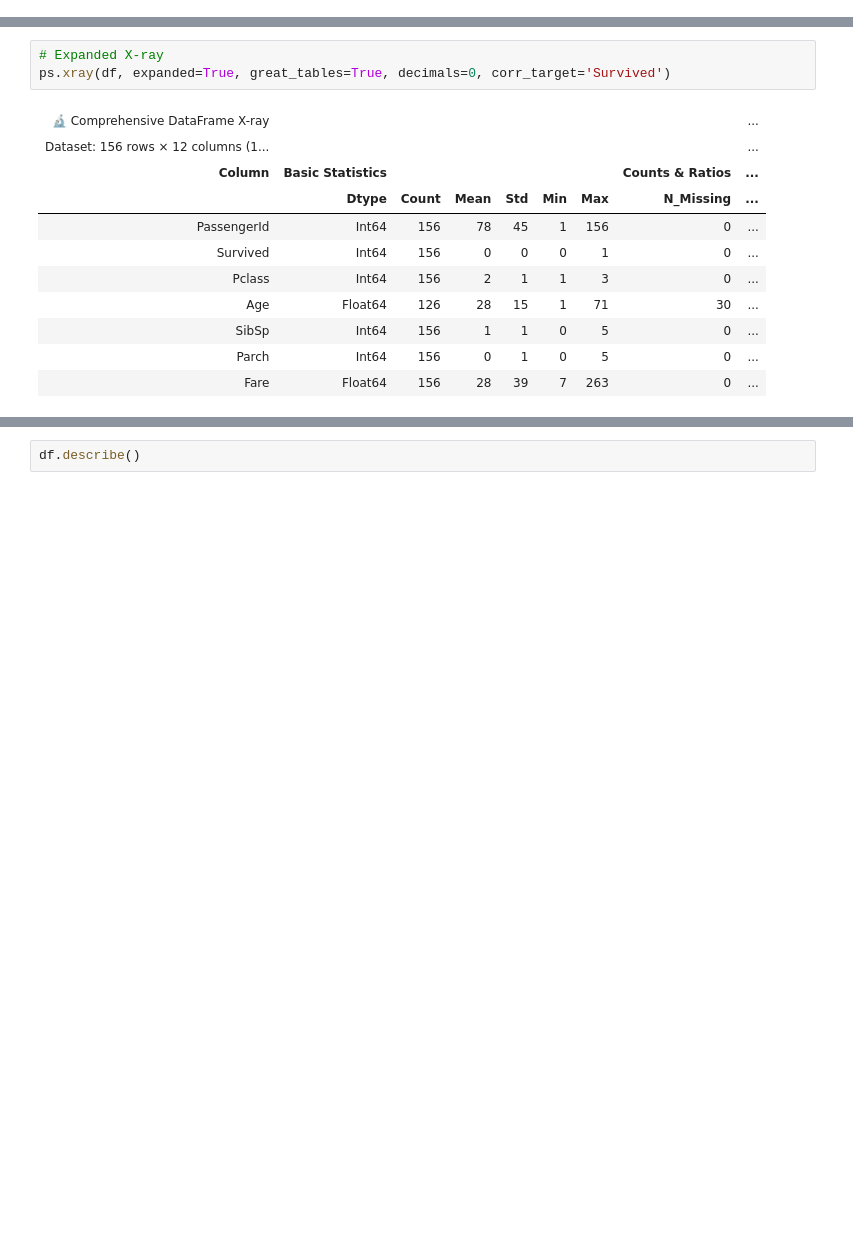
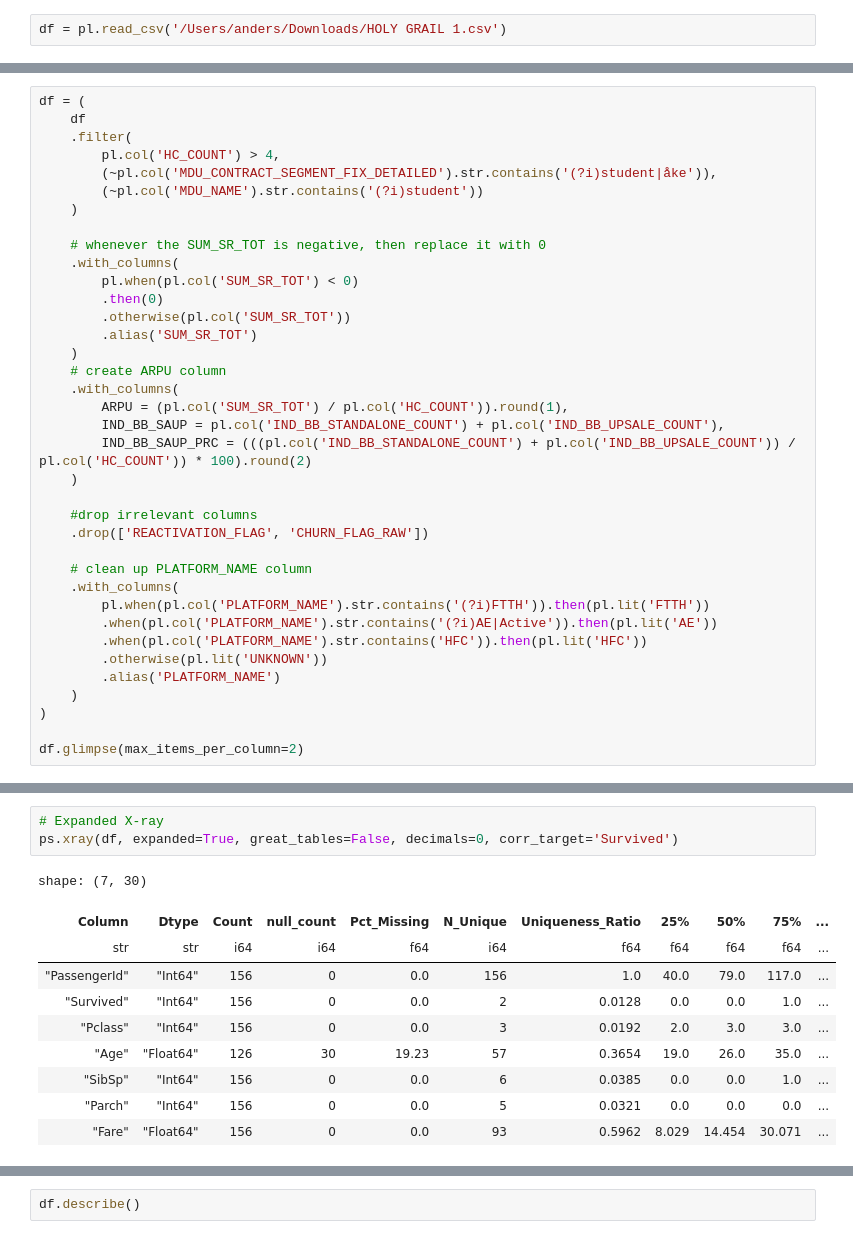
Before and after one commit to pytoned/polars-cleanviz, a Jupyter notebook: demo/polarscope_demo.ipynb, the cells around one changed output, grey strips where cells are left out. Saved outputs shown, nothing was run; the diff lists cells and outputs as text; blank space fills up the shorter version.

```diff
--- a/demo/polarscope_demo.ipynb
+++ b/demo/polarscope_demo.ipynb
@@ -71,0 +54,2 @@ dir(ps)
+# %%
+df = pl.read_csv('/Users/anders/Downloads/HOLY GRAIL 1.csv')
@@ -71,0 +101,37 @@ dir(ps)
+# %%
+df = (
+    df
+    .filter(
+        pl.col('HC_COUNT') > 4,
+        (~pl.col('MDU_CONTRACT_SEGMENT_FIX_DETAILED').str.contains('(?i)student|åke')),
+        (~pl.col('MDU_NAME').str.contains('(?i)student'))
+    )
+
+    # whenever the SUM_SR_TOT is negative, then replace it with 0
+    .with_columns(
+        pl.when(pl.col('SUM_SR_TOT') < 0)
+        .then(0)
+        .otherwise(pl.col('SUM_SR_TOT'))
+        .alias('SUM_SR_TOT')
+    )
+    # create ARPU column
+    .with_columns(
+        ARPU = (pl.col('SUM_SR_TOT') / pl.col('HC_COUNT')).round(1),
+        IND_BB_SAUP = pl.col('IND_BB_STANDALONE_COUNT') + pl.col('IND_BB_UPSALE_COUNT'),
+        IND_BB_SAUP_PRC = (((pl.col('IND_BB_STANDALONE_COUNT') + pl.col('IND_BB_UPSALE_COUNT')) / pl.col('HC_COUNT')) * 100).round(2)
+    )
+
+    #drop irrelevant columns
+    .drop(['REACTIVATION_FLAG', 'CHURN_FLAG_RAW'])
+
+    # clean up PLATFORM_NAME column
+    .with_columns(
+        pl.when(pl.col('PLATFORM_NAME').str.contains('(?i)FTTH')).then(pl.lit('FTTH'))
+        .when(pl.col('PLATFORM_NAME').str.contains('(?i)AE|Active')).then(pl.lit('AE'))
+        .when(pl.col('PLATFORM_NAME').str.contains('HFC')).then(pl.lit('HFC'))
+        .otherwise(pl.lit('UNKNOWN'))
+        .alias('PLATFORM_NAME')
+    )
+)
+
+df.glimpse(max_items_per_column=2)
@@ -90,18 +1538,17 @@ ps.xray(df)
 # %%
 # Expanded X-ray
-ps.xray(df, expanded=True, great_tables=True, decimals=0, corr_target='Survived')
+ps.xray(df, expanded=True, great_tables=False, decimals=0, corr_target='Survived')
 # %% [output]
+shape: (7, 30)
-| 🔬 Comprehensive DataFrame X-ray |  |  |  |  |  |  |  | ... |
-| Dataset: 156 rows × 12 columns (1... |  |  |  |  |  |  |  | ... |
-| Column | Basic Statistics |  |  |  |  |  | Counts & Ratios | ... |
-|  | Dtype | Count | Mean | Std | Min | Max | N_Missing | ... |
-| PassengerId | Int64 | 156 | 78 | 45 | 1 | 156 | 0 | ... |
-| Survived | Int64 | 156 | 0 | 0 | 0 | 1 | 0 | ... |
-| Pclass | Int64 | 156 | 2 | 1 | 1 | 3 | 0 | ... |
-| Age | Float64 | 126 | 28 | 15 | 1 | 71 | 30 | ... |
-| SibSp | Int64 | 156 | 1 | 1 | 0 | 5 | 0 | ... |
-| Parch | Int64 | 156 | 0 | 1 | 0 | 5 | 0 | ... |
-| Fare | Float64 | 156 | 28 | 39 | 7 | 263 | 0 | ... |
+| Column | Dtype | Count | null_count | Pct_Missing | N_Unique | Uniqueness_Ratio | 25% | 50% | 75% | ... |
+| str | str | i64 | i64 | f64 | i64 | f64 | f64 | f64 | f64 | ... |
+| "PassengerId" | "Int64" | 156 | 0 | 0.0 | 156 | 1.0 | 40.0 | 79.0 | 117.0 | ... |
+| "Survived" | "Int64" | 156 | 0 | 0.0 | 2 | 0.0128 | 0.0 | 0.0 | 1.0 | ... |
+| "Pclass" | "Int64" | 156 | 0 | 0.0 | 3 | 0.0192 | 2.0 | 3.0 | 3.0 | ... |
+| "Age" | "Float64" | 126 | 30 | 19.23 | 57 | 0.3654 | 19.0 | 26.0 | 35.0 | ... |
+| "SibSp" | "Int64" | 156 | 0 | 0.0 | 6 | 0.0385 | 0.0 | 0.0 | 1.0 | ... |
+| "Parch" | "Int64" | 156 | 0 | 0.0 | 5 | 0.0321 | 0.0 | 0.0 | 0.0 | ... |
+| "Fare" | "Float64" | 156 | 0 | 0.0 | 93 | 0.5962 | 8.029 | 14.454 | 30.071 | ... |
 # %%
 # X-ray with correlation target and custom formatting
 print('🔬 X-RAY WITH CORRELATION TARGET & CUSTOM FORMATTING')
```
Also changed, not shown: parts of 57 cells of this notebook, 11 other files.
